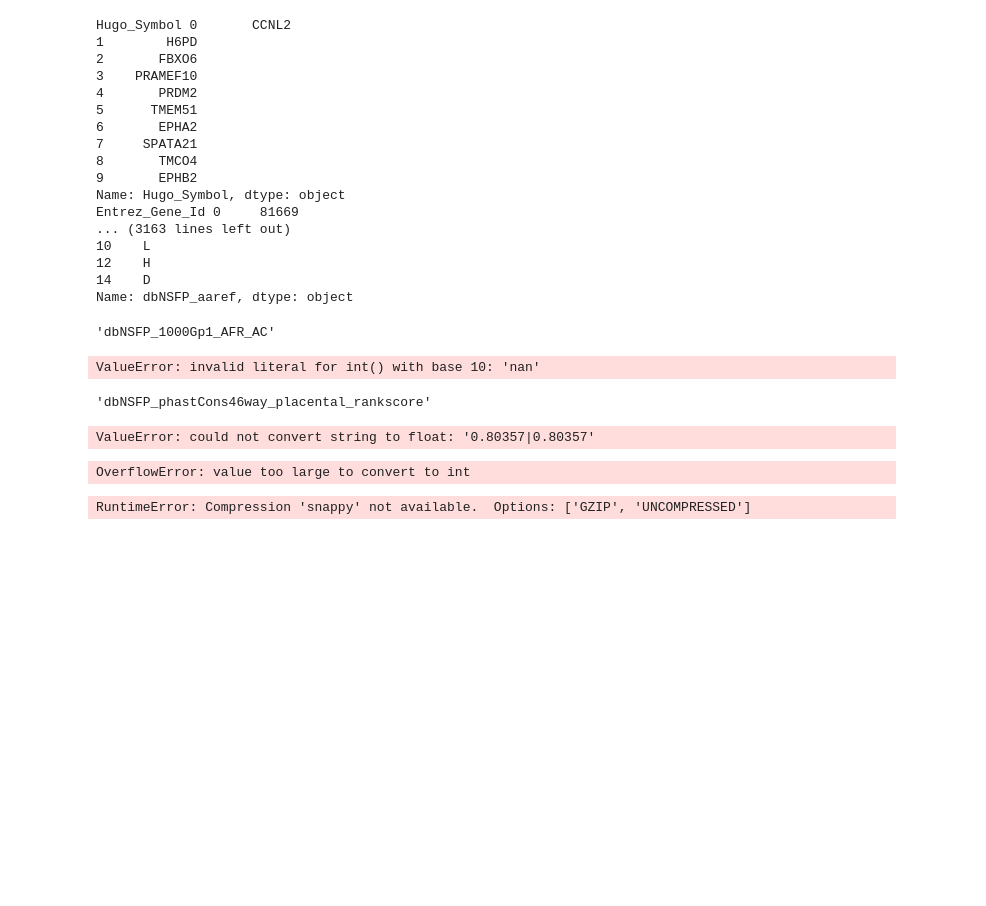
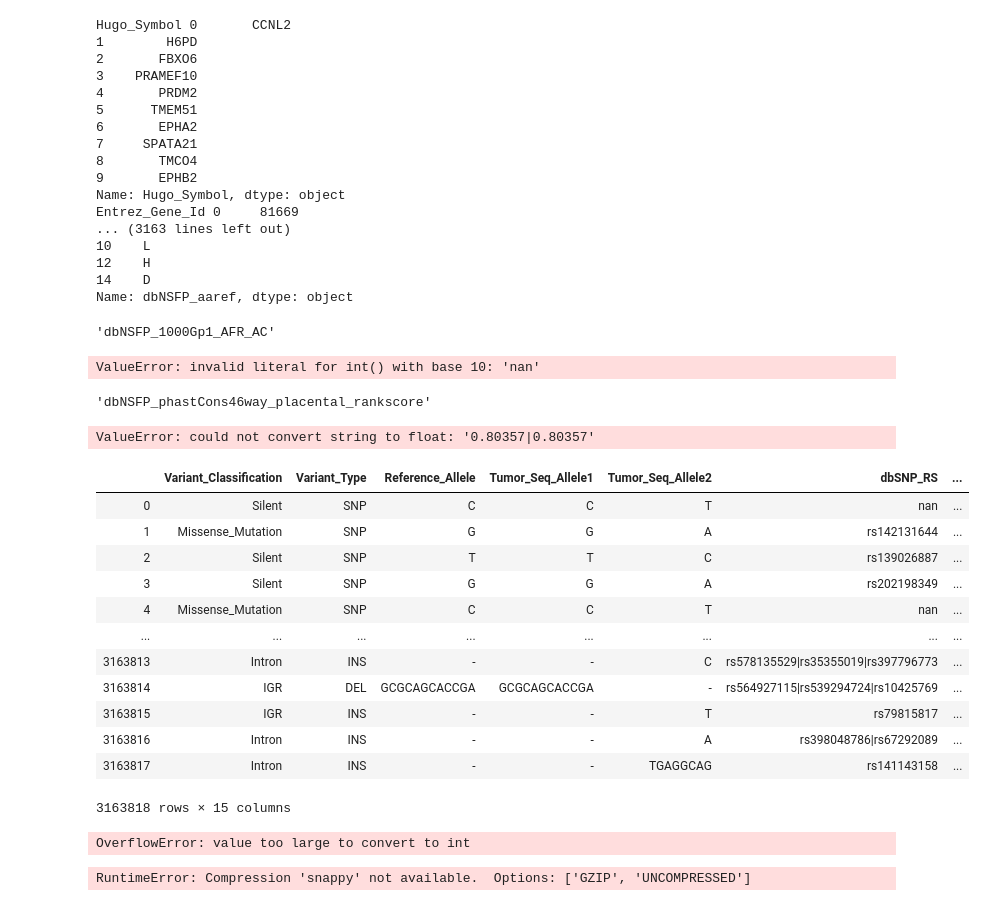
Before and after one commit to broadinstitute/depmap_omics, a Jupyter notebook: Mutations_prev_new_comparison.ipynb, the cells around one changed output. Saved outputs shown, nothing was run; the diff lists cells and outputs as text; code cells hidden in the pictures; blank space fills up the shorter version.

```diff
--- a/Mutations_prev_new_comparison.ipynb
+++ b/Mutations_prev_new_comparison.ipynb
@@ -704,3 +704,5 @@ for val in tofloat[5:]:
     unfiltered[val]  = unfiltered[val].astype(float)
 # %% [output]
 ValueError: could not convert string to float: '0.80357|0.80357'
+# %%
+unfiltered = unfiltered.reset_index()
@@ -707,3 +711,19 @@ ValueError: could not convert string to float: '0.80357|0.80357'
+# %%
+unfiltered[unfiltered.columns[5:20]]
+# %% [output]
+|  | Variant_Classification | Variant_Type | Reference_Allele | Tumor_Seq_Allele1 | Tumor_Seq_Allele2 | dbSNP_RS | ... |
+| 0 | Silent | SNP | C | C | T | nan | ... |
+| 1 | Missense_Mutation | SNP | G | G | A | rs142131644 | ... |
+| 2 | Silent | SNP | T | T | C | rs139026887 | ... |
+| 3 | Silent | SNP | G | G | A | rs202198349 | ... |
+| 4 | Missense_Mutation | SNP | C | C | T | nan | ... |
+| ... | ... | ... | ... | ... | ... | ... | ... |
+| 3163813 | Intron | INS | - | - | C | rs578135529|rs35355019|rs397796773 | ... |
+| 3163814 | IGR | DEL | GCGCAGCACCGA | GCGCAGCACCGA | - | rs564927115|rs539294724|rs10425769 | ... |
+| 3163815 | IGR | INS | - | - | T | rs79815817 | ... |
+| 3163816 | Intron | INS | - | - | A | rs398048786|rs67292089 | ... |
+| 3163817 | Intron | INS | - | - | TGAGGCAG | rs141143158 | ... |
+3163818 rows × 15 columns
 # %%
 unfiltered.to_hdf('temp/mutation_unfiltered_terra_merged.hdf5', 'table')
 # %% [output]
```
Also changed, not shown: parts of 1 cell of this notebook, 2 other files.
